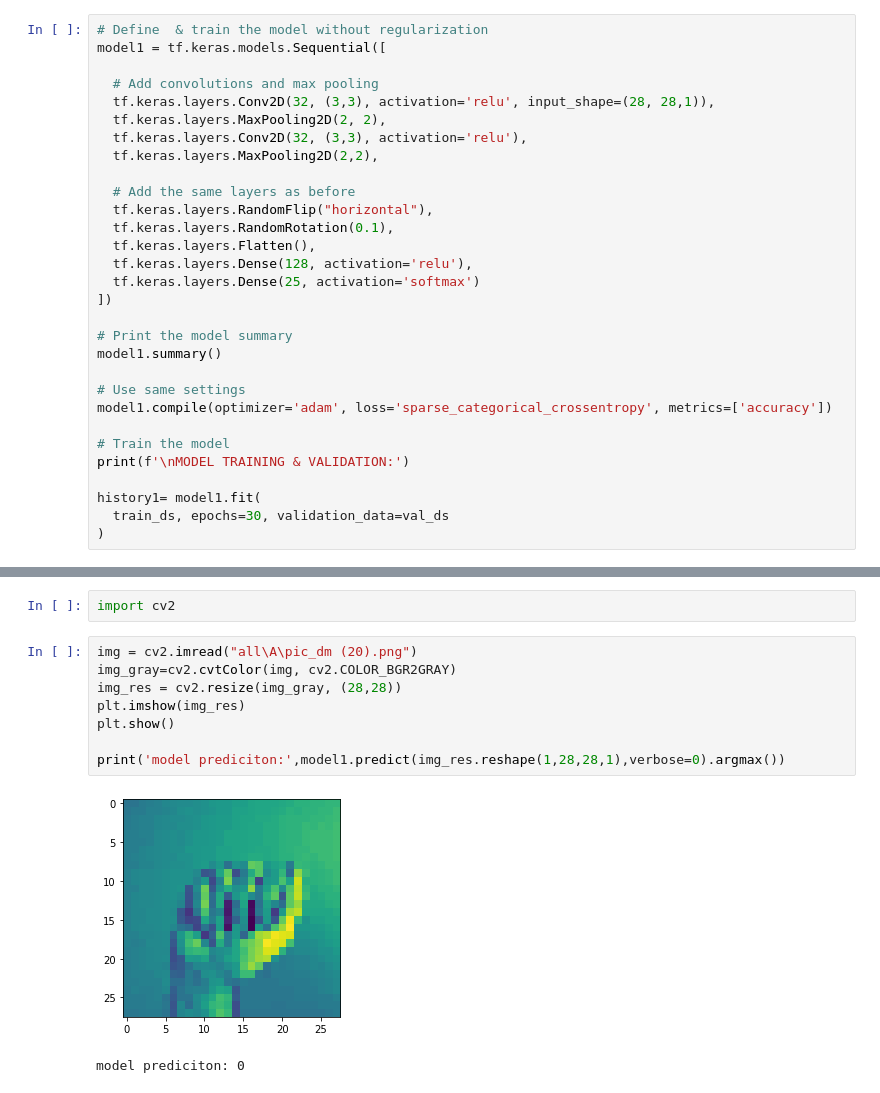
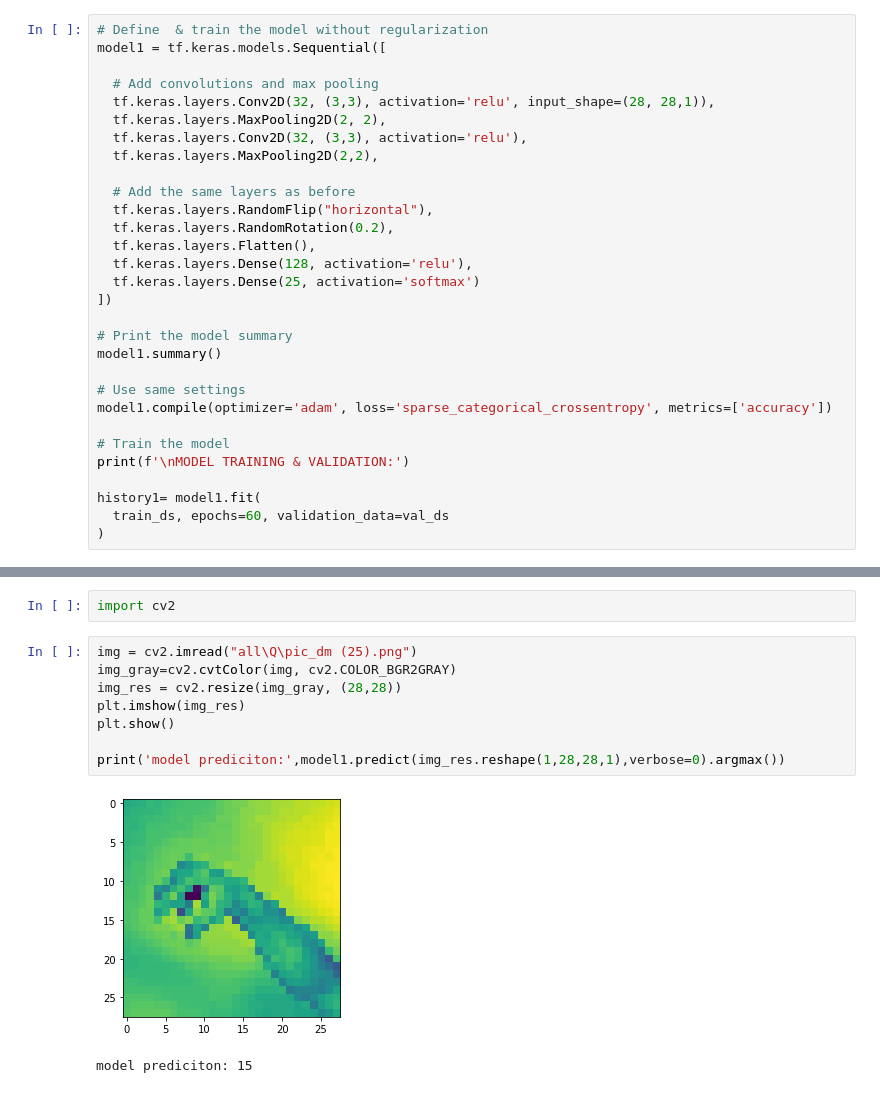
Before and after one commit to infoshareacademy/jdszr6-slytherin_group, a Jupyter notebook: DL project/our_hand_script.ipynb, the cells around one changed output, grey strips where cells are left out. Drawn from its saved outputs; the diff is of its cells as text.

```diff
--- a/DL project/our_hand_script.ipynb
+++ b/DL project/our_hand_script.ipynb
@@ -128,7 +128,7 @@ model1 = tf.keras.models.Sequential([
 
   # Add the same layers as before
   tf.keras.layers.RandomFlip("horizontal"),
-  tf.keras.layers.RandomRotation(0.1),
+  tf.keras.layers.RandomRotation(0.2),
   tf.keras.layers.Flatten(),
   tf.keras.layers.Dense(128, activation='relu'),
   tf.keras.layers.Dense(25, activation='softmax')
@@ -144,6 +144,6 @@ model1.compile(optimizer='adam', loss='sparse_categorical_crossentropy', metrics
 print(f'\nMODEL TRAINING & VALIDATION:')
 
 history1= model1.fit(
-  train_ds, epochs=30, validation_data=val_ds
+  train_ds, epochs=60, validation_data=val_ds
 )
 # %% [output]
@@ -169,13 +169,13 @@ model1.save('model.h5')
 # %%
 import cv2
 # %%
-img = cv2.imread("all\A\pic_dm (20).png")
+img = cv2.imread("all\Q\pic_dm (25).png")
 img_gray=cv2.cvtColor(img, cv2.COLOR_BGR2GRAY)
 img_res = cv2.resize(img_gray, (28,28))
 plt.imshow(img_res)
 plt.show()
 
 print('model prediciton:',model1.predict(img_res.reshape(1,28,28,1),verbose=0).argmax())
 # %% [output]
-[figure, old version]
+[figure, new version]
-model prediciton: 0
+model prediciton: 15
```
Also changed, not shown: parts of 3 cells of this notebook, 35 other files.
